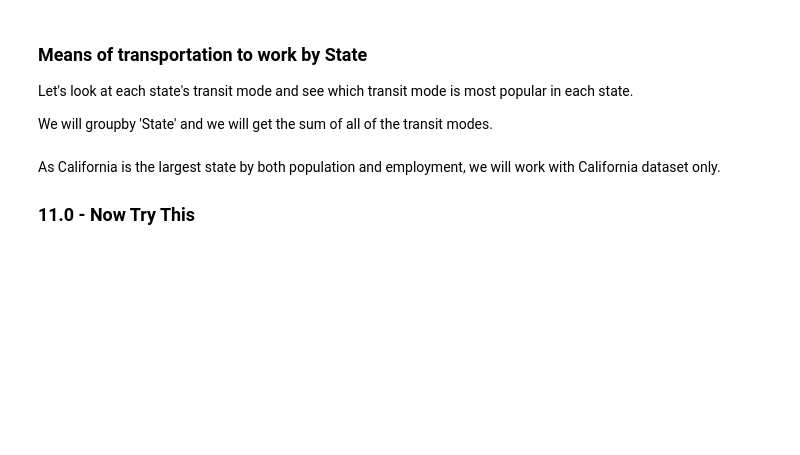
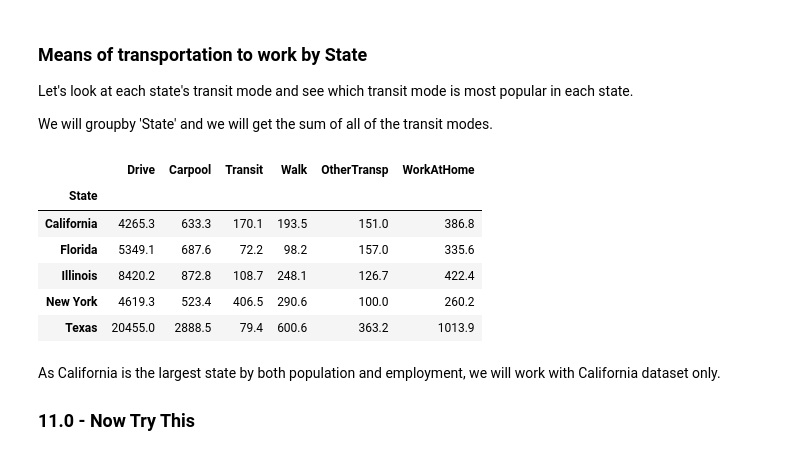
Before and after one commit to bitprj/Bitcamp-DataSci, a Jupyter notebook: Week2-Introduction-to-Open-Data-Importing-Data-and-Basic-Data-Wrangling/Week2-Introduction-to-Data-Manipulation.ipynb, the cells around one changed output. Cells and saved outputs as stored; diff of their text form; code cells hidden in the pictures; blank space fills up the shorter version.

```diff
--- a/Week2-Introduction-to-Open-Data-Importing-Data-and-Basic-Data-Wrangling/Week2-Introduction-to-Data-Manipulation.ipynb
+++ b/Week2-Introduction-to-Open-Data-Importing-Data-and-Basic-Data-Wrangling/Week2-Introduction-to-Data-Manipulation.ipynb
@@ -618,7 +1034,15 @@ Let's look at each state's transit mode and see which transit mode is most popul
 
 We will groupby 'State' and we will get the sum of all of the transit modes.
 # %%
-five_states.groupby(['State'])['Drive','Carpool','Transit','Walk','OtherTransp','WorkAtHome'].sum()
+five_states.groupby(['State'])[['Drive','Carpool','Transit','Walk','OtherTransp','WorkAtHome']].sum()
+# %% [output]
+|  | Drive | Carpool | Transit | Walk | OtherTransp | WorkAtHome |
+| State |  |  |  |  |  |  |
+| California | 4265.3 | 633.3 | 170.1 | 193.5 | 151.0 | 386.8 |
+| Florida | 5349.1 | 687.6 | 72.2 | 98.2 | 157.0 | 335.6 |
+| Illinois | 8420.2 | 872.8 | 108.7 | 248.1 | 126.7 | 422.4 |
+| New York | 4619.3 | 523.4 | 406.5 | 290.6 | 100.0 | 260.2 |
+| Texas | 20455.0 | 2888.5 | 79.4 | 600.6 | 363.2 | 1013.9 |
 # %% [markdown]
 As California is the largest state by both population and employment, we will work with California dataset only.
 
```
Also changed, not shown: parts of 42 cells of this notebook.
